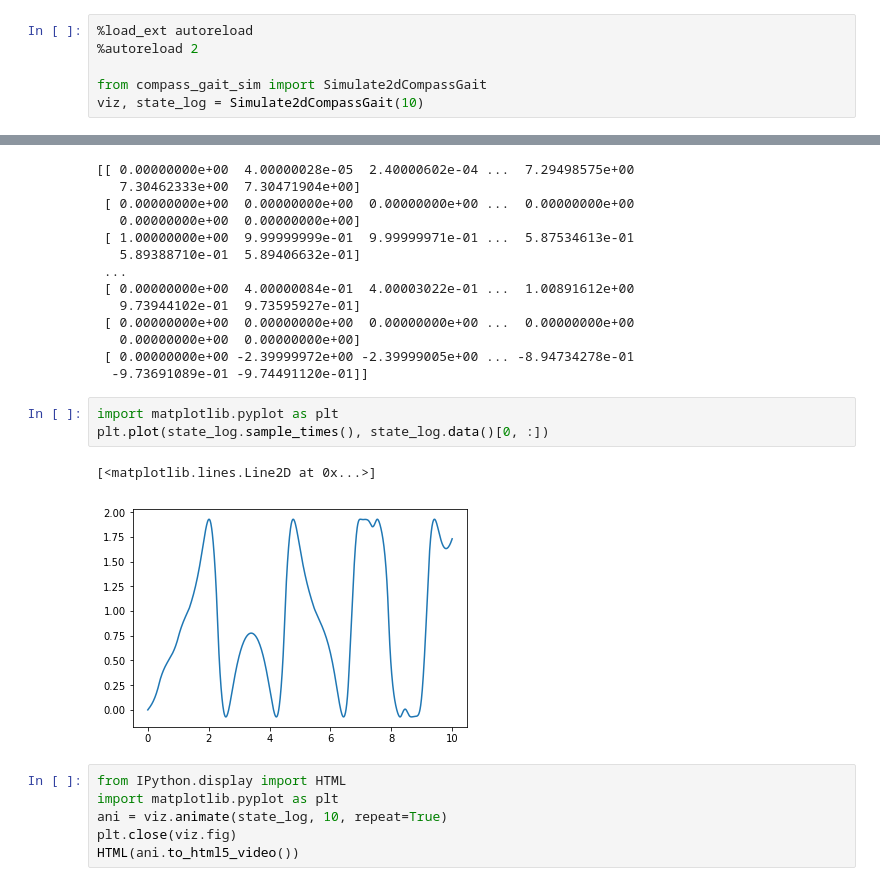
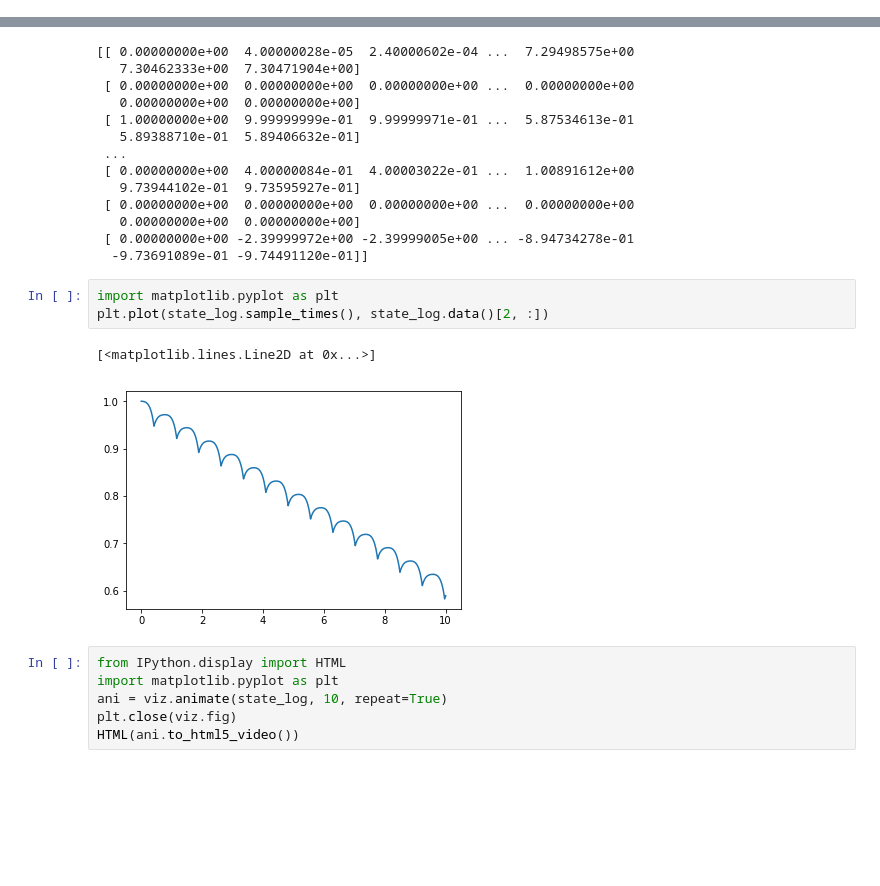
Before and after one commit to 16lawrencel/6382-final-project, a Jupyter notebook: CompassGait.ipynb, the cells around one changed output, grey strips where cells are left out. Drawn from its saved outputs; the diff is of its cells as text; blank space fills up the shorter version.

```diff
--- a/CompassGait.ipynb
+++ b/CompassGait.ipynb
@@ -6,9 +6,3 @@ env: DRAKE_RESOURCE_ROOT='/drake/share'
 import sys
 sys.path.append('/Users/lawrenceli/Documents/mit/6832/project/underactuated/src')
 sys.path.append('/Users/lawrenceli/Documents/mit/6832/project/drake-env/lib/python2.7/site-packages/')
-# %%
-%load_ext autoreload
-%autoreload 2
-
-from compass_gait_sim import Simulate2dCompassGait
-viz, state_log = Simulate2dCompassGait(10)
@@ -36,10 +59,10 @@ print(state_log.data())
   -9.73691089e-01 -9.74491120e-01]]
 # %%
 import matplotlib.pyplot as plt
-plt.plot(state_log.sample_times(), state_log.data()[0, :])
+plt.plot(state_log.sample_times(), state_log.data()[2, :])
 # %% [output]
 [<matplotlib.lines.Line2D at 0x...>]
-[figure, old version]
+[figure, new version]
 # %%
 from IPython.display import HTML
 import matplotlib.pyplot as plt
```
Also changed, not shown: parts of 4 cells of this notebook, 1 other file.
